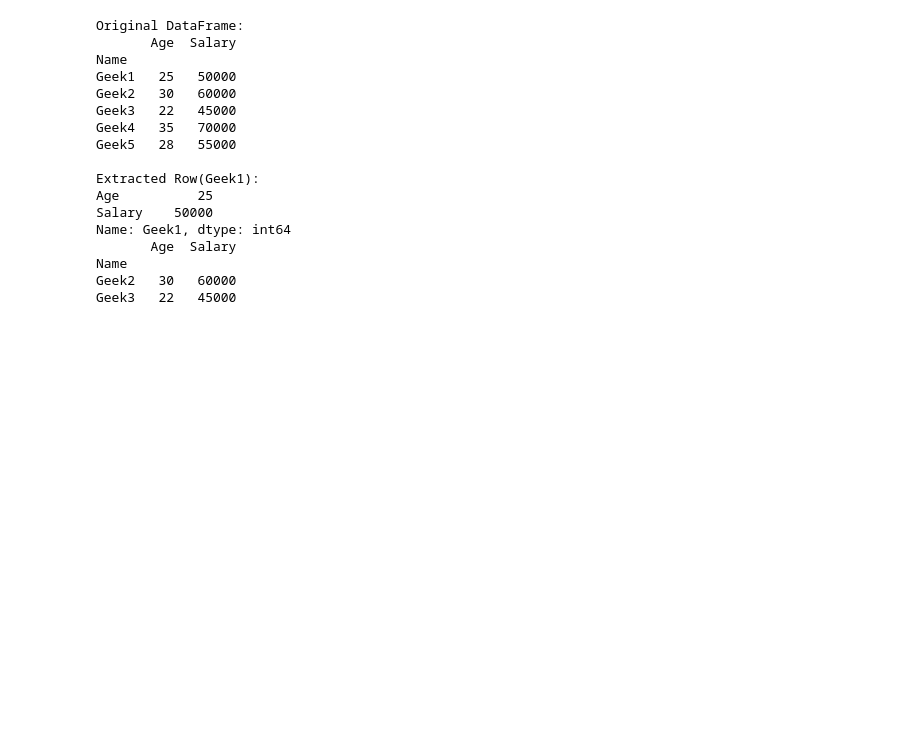
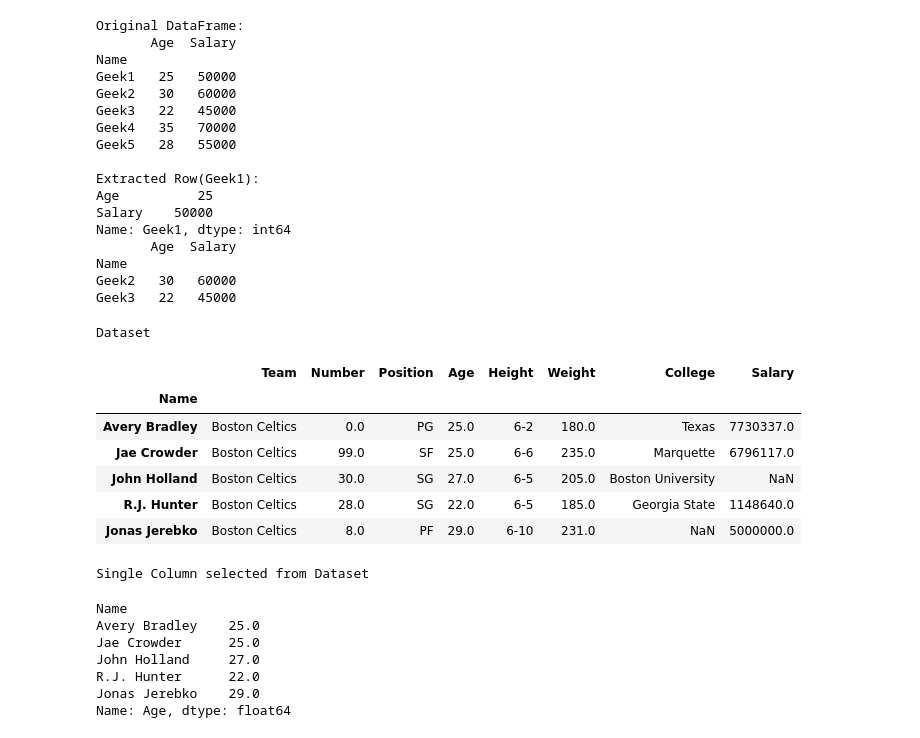
Before and after one commit to Lenmbugua/Python-Numpy-and-Pandas, a Jupyter notebook: Pandas.ipynb, the cells around one changed output. Drawn from its saved outputs; the diff is of its cells as text; code cells hidden in the pictures; blank space fills up the shorter version.

Commit message:
Indexing a single column in Pandas

```diff
--- a/Pandas.ipynb
+++ b/Pandas.ipynb
@@ -834,3 +834,35 @@ Name: Geek1, dtype: int64
 Name
 Geek2   30   60000
 Geek3   22   45000
+# %%
+#Indexing and Selecting Data with Pandas
+#Indexing Data using the [] Operator
+#To select a single column, you simply reference the column name inside square brackets:
+import pandas as pd
+
+# Load the data
+data = pd.read_csv("nba.csv", index_col="Name")
+print("Dataset")
+display(data.head(5))
+
+# Select a single column
+first = data["Age"]
+print("\nSingle Column selected from Dataset")
+display(first.head(5))
+# %% [output]
+Dataset
+|  | Team | Number | Position | Age | Height | Weight | College | Salary |
+| Name |  |  |  |  |  |  |  |  |
+| Avery Bradley | Boston Celtics | 0.0 | PG | 25.0 | 6-2 | 180.0 | Texas | 7730337.0 |
+| Jae Crowder | Boston Celtics | 99.0 | SF | 25.0 | 6-6 | 235.0 | Marquette | 6796117.0 |
+| John Holland | Boston Celtics | 30.0 | SG | 27.0 | 6-5 | 205.0 | Boston University | NaN |
+| R.J. Hunter | Boston Celtics | 28.0 | SG | 22.0 | 6-5 | 185.0 | Georgia State | 1148640.0 |
+| Jonas Jerebko | Boston Celtics | 8.0 | PF | 29.0 | 6-10 | 231.0 | NaN | 5000000.0 |
+Single Column selected from Dataset
+Name
+Avery Bradley    25.0
+Jae Crowder      25.0
+John Holland     27.0
+R.J. Hunter      22.0
+Jonas Jerebko    29.0
+Name: Age, dtype: float64
```
